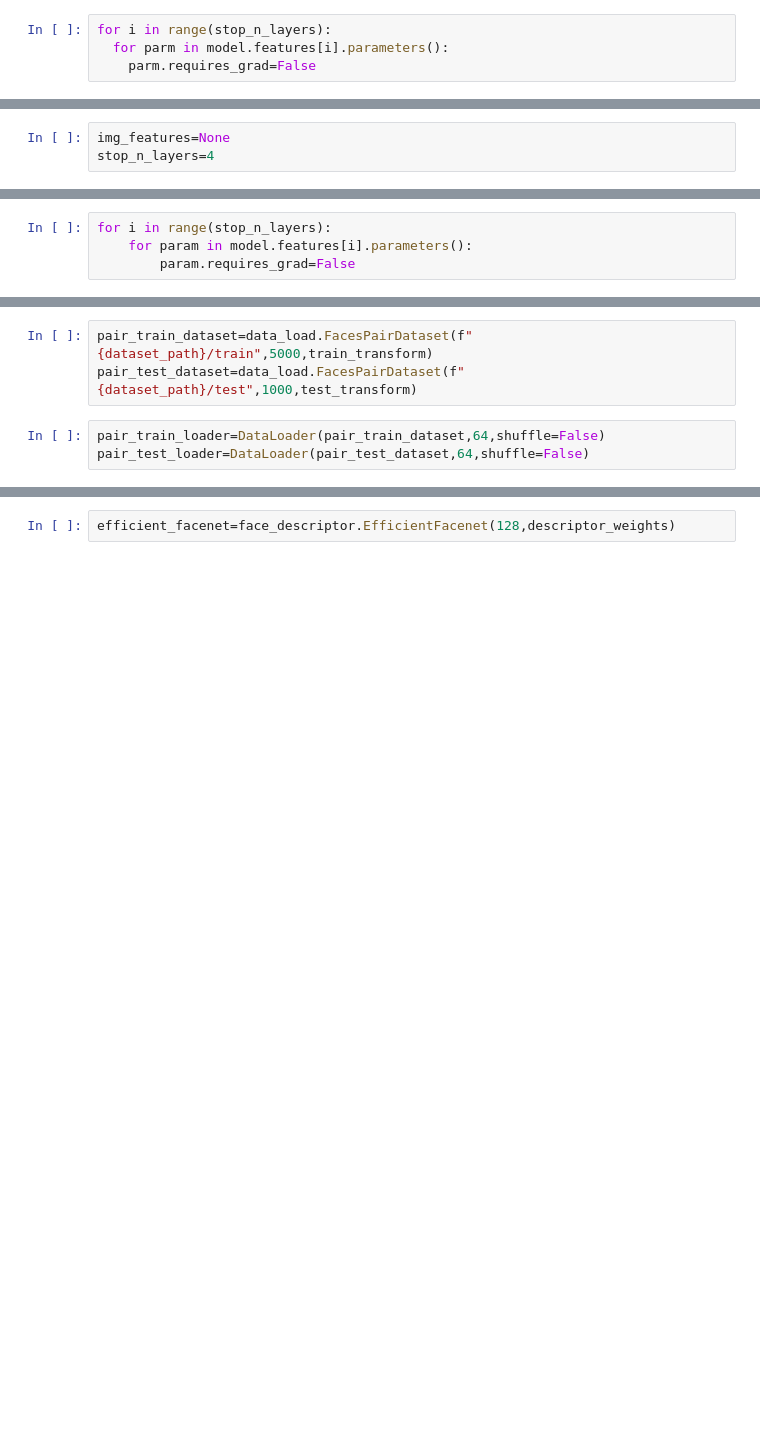
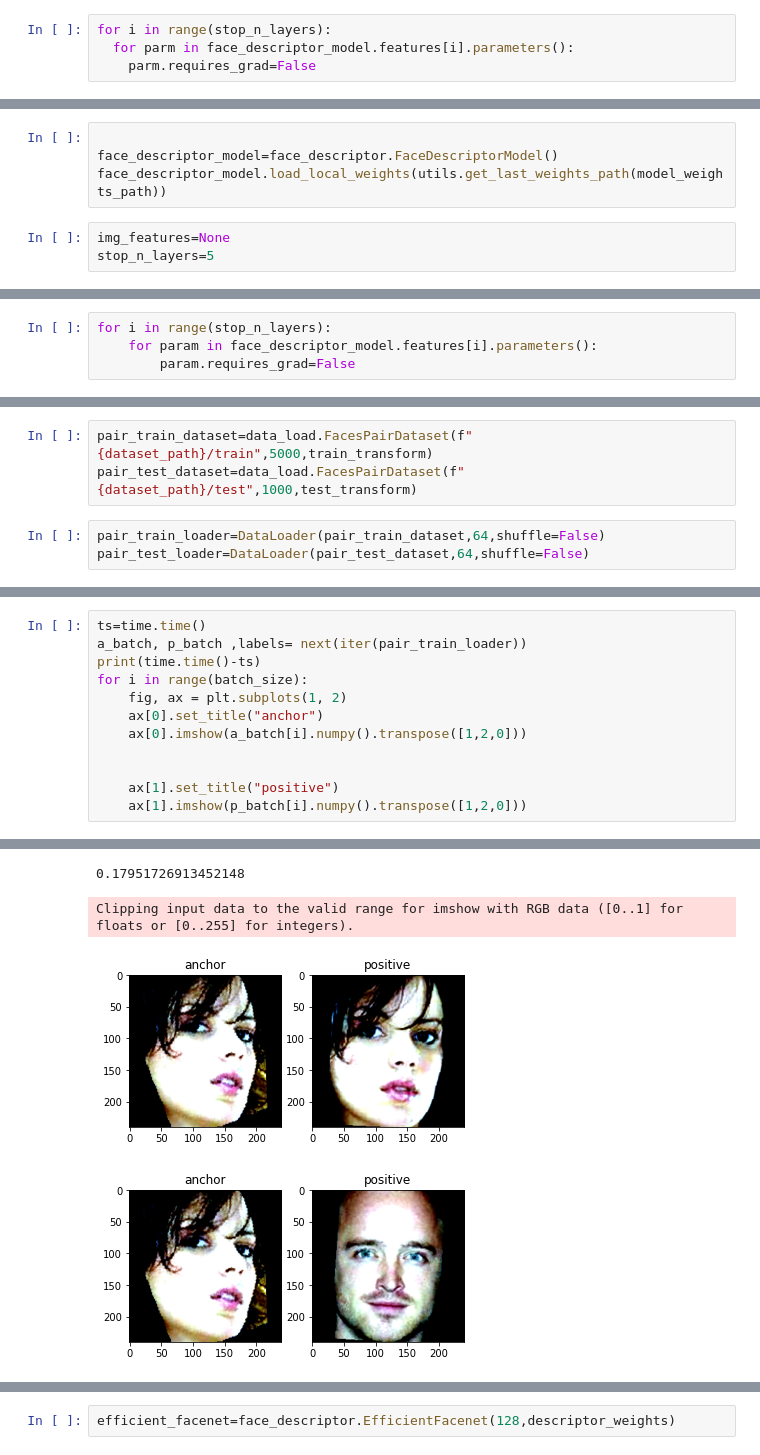
Before and after one commit to ahmedbadr97/conv-facenet, a Jupyter notebook: notebooks/efficent-facenet-train.ipynb, the cells around one changed output, grey strips where cells are left out. Cells and saved outputs as stored; diff of their text form; blank space fills up the shorter version.

```diff
--- a/notebooks/efficent-facenet-train.ipynb
+++ b/notebooks/efficent-facenet-train.ipynb
@@ -125,6 +111,6 @@ for i in range (len(model.features)):
             parm.requires_grad=True
 # %%
 for i in range(stop_n_layers):
-  for parm in model.features[i].parameters():
+  for parm in face_descriptor_model.features[i].parameters():
     parm.requires_grad=False
 # %%
@@ -171,3 +149,7 @@ model.load_local_weights(model_weights_path+"/05_25 22_43 Train_(0.019421) Test_
+# %%
+
+face_descriptor_model=face_descriptor.FaceDescriptorModel()
+face_descriptor_model.load_local_weights(utils.get_last_weights_path(model_weights_path))
 # %%
 img_features=None
-stop_n_layers=4
+stop_n_layers=5
@@ -185,6 +162,6 @@ models_train.model_test(model=model,test_loader=test_loader,loss_function=nn.Tri
 # %%
 for i in range(stop_n_layers):
-    for param in model.features[i].parameters():
+    for param in face_descriptor_model.features[i].parameters():
         param.requires_grad=False
 # %%
 import torch
@@ -287,0 +302,13 @@ pair_test_loader=DataLoader(pair_test_dataset,64,shuffle=False)
+# %%
+ts=time.time()
+a_batch, p_batch ,labels= next(iter(pair_train_loader))
+print(time.time()-ts)
+for i in range(batch_size):
+    fig, ax = plt.subplots(1, 2)
+    ax[0].set_title("anchor")
+    ax[0].imshow(a_batch[i].numpy().transpose([1,2,0]))
+
+
+    ax[1].set_title("positive")
+    ax[1].imshow(p_batch[i].numpy().transpose([1,2,0]))
+# %% [output]
@@ -287,0 +326,4 @@ pair_test_loader=DataLoader(pair_test_dataset,64,shuffle=False)
+0.17951726913452148
+Clipping input data to the valid range for imshow with RGB data ([0..1] for floats or [0..255] for integers).
+[figure, added]
+[figure, added]
```
Also changed, not shown: parts of 38 cells of this notebook, 5 other files.
